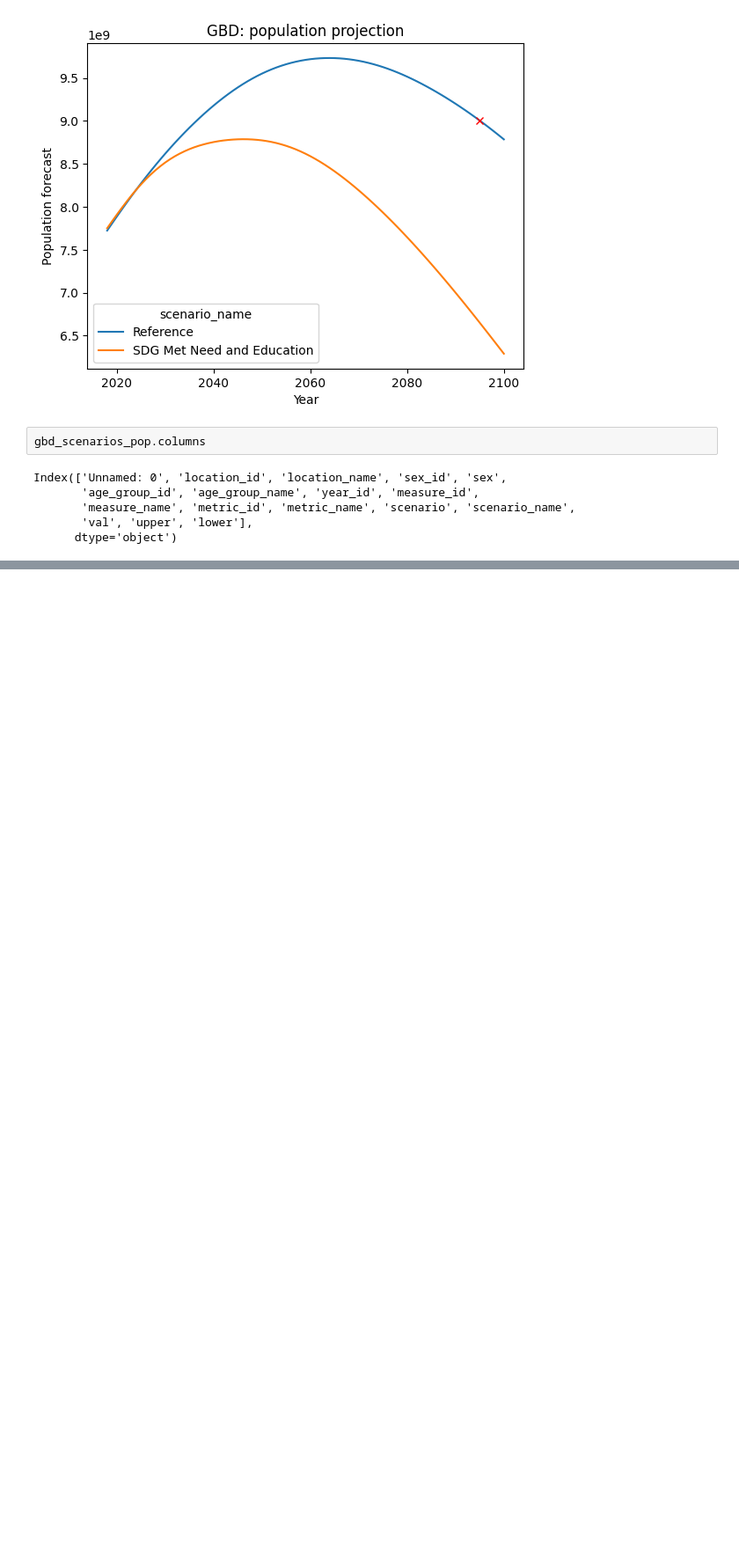
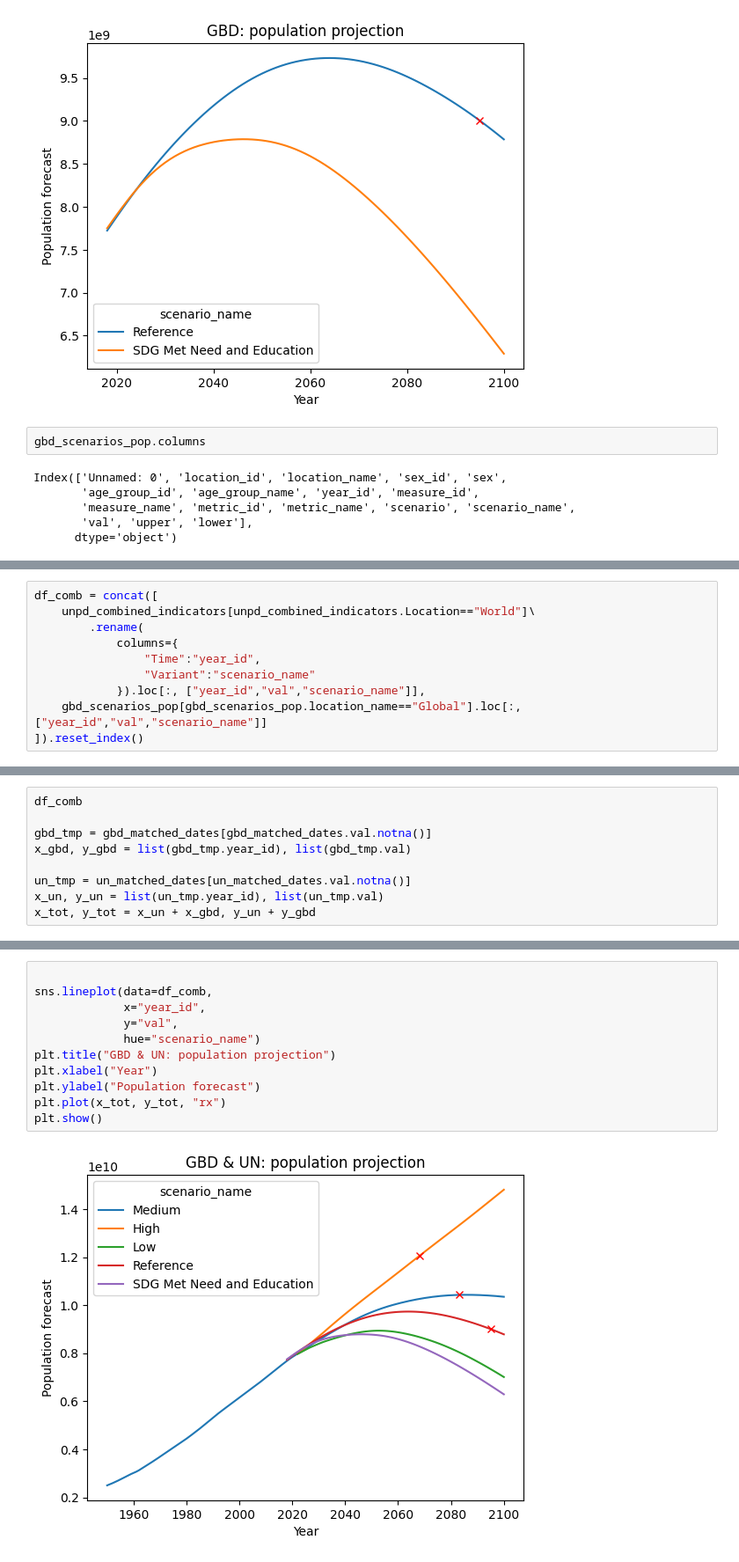
Before and after one commit to Niallfealty/n8b_un_foundation, a Jupyter notebook: model_analysis/exploratory/notebooks/initial_results/ProjectionAnalysis.ipynb, the cells around one changed output, grey strips where cells are left out. Shown at 88% size. Cells and saved outputs as stored; diff of their text form; blank space fills up the shorter version.

```diff
--- a/model_analysis/exploratory/notebooks/initial_results/ProjectionAnalysis.ipynb
+++ b/model_analysis/exploratory/notebooks/initial_results/ProjectionAnalysis.ipynb
@@ -110,0 +106,10 @@ gbd_matched_dates
+# %%
+df_comb = concat([
+    unpd_combined_indicators[unpd_combined_indicators.Location=="World"]\
+        .rename(
+            columns={
+                "Time":"year_id",
+                "Variant":"scenario_name"
+            }).loc[:, ["year_id","val","scenario_name"]],
+    gbd_scenarios_pop[gbd_scenarios_pop.location_name=="Global"].loc[:, ["year_id","val","scenario_name"]]
+]).reset_index()
@@ -110,0 +121,9 @@ gbd_matched_dates
+# %%
+df_comb
+
+gbd_tmp = gbd_matched_dates[gbd_matched_dates.val.notna()]
+x_gbd, y_gbd = list(gbd_tmp.year_id), list(gbd_tmp.val)
+
+un_tmp = un_matched_dates[un_matched_dates.val.notna()]
+x_un, y_un = list(un_tmp.year_id), list(un_tmp.val)
+x_tot, y_tot = x_un + x_gbd, y_un + y_gbd
@@ -110,0 +134,13 @@ gbd_matched_dates
+# %%
+
+sns.lineplot(data=df_comb,
+             x="year_id",
+             y="val",
+             hue="scenario_name")
+plt.title("GBD & UN: population projection")
+plt.xlabel("Year")
+plt.ylabel("Population forecast")
+plt.plot(x_tot, y_tot, "rx")
+plt.show()
+# %% [output]
+[figure, added]
```
Also changed, not shown: parts of 9 cells of this notebook.
